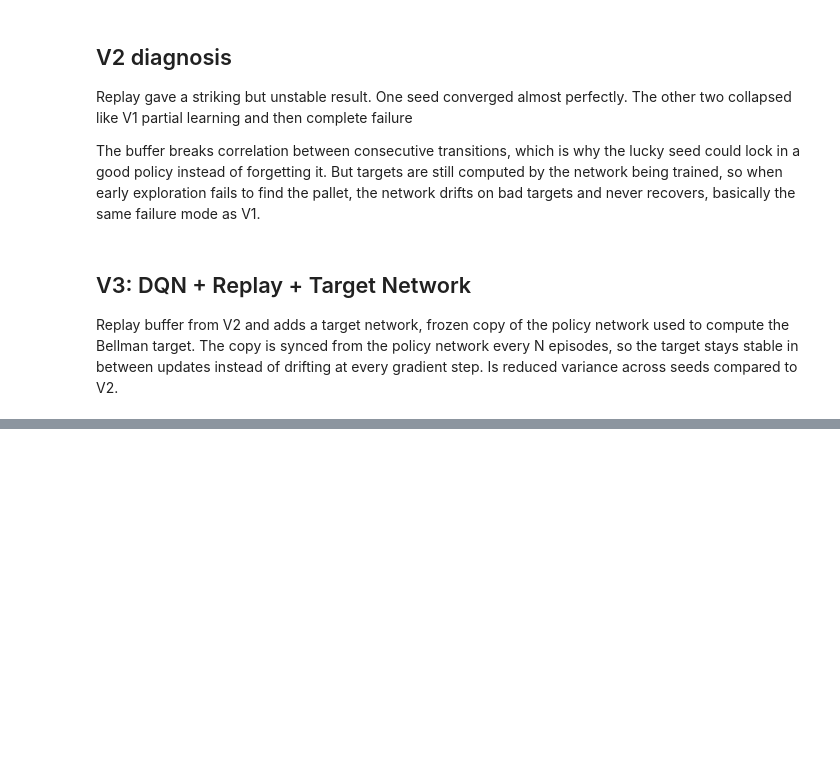
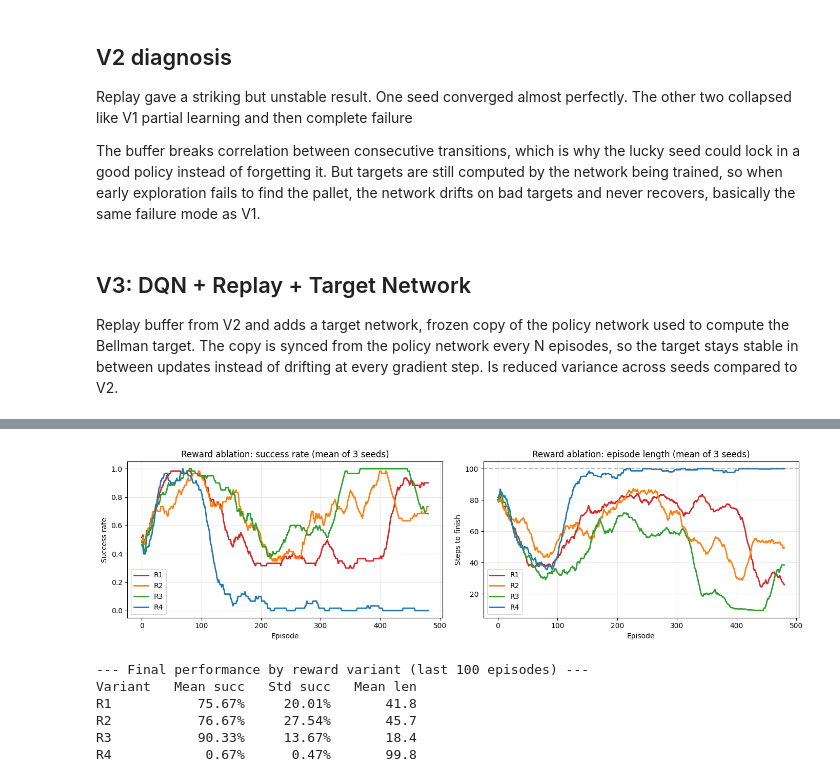
Before and after one commit to iav2002/Assignment_Advanced_Topics_In_DeepLearning, a Jupyter notebook: Part3_DQN.ipynb, the cells around one changed output, grey strips where cells are left out. Saved outputs shown, nothing was run; the diff lists cells and outputs as text; code cells hidden in the pictures; blank space fills up the shorter version.

Commit message:
Ablation Study, plots, Kept R3 as expected

```diff
--- a/Part3_DQN.ipynb
+++ b/Part3_DQN.ipynb
@@ -767,0 +878,50 @@ V3             94.67%      7.54%       15.2
+# %%
+fig, axes = plt.subplots(1, 2, figsize=(14, 4))
+
+# colors per variant
+colors = {'R1': 'tab:red', 'R2': 'tab:orange', 'R3': 'tab:green', 'R4': 'tab:blue'}
+
+# left: success rate, average across seeds for clarity
+for name, runs in reward_runs.items():
+    # stack the 3 seeds' success arrays and average per-episode
+    succ_stack = np.stack([r['successes'] for r in runs])
+    mean_succ = smooth(succ_stack.mean(axis=0), window=20)
+    axes[0].plot(mean_succ, color=colors[name], label=name, linewidth=2)
+axes[0].set_title('Reward ablation: success rate (mean of 3 seeds)')
+axes[0].set_xlabel('Episode')
+axes[0].set_ylabel('Success rate')
+axes[0].set_ylim(-0.05, 1.05)
+axes[0].legend()
+axes[0].grid(alpha=0.3)
+
+# right: episode length
+for name, runs in reward_runs.items():
+    len_stack = np.stack([r['lengths'] for r in runs])
+    mean_len = smooth(len_stack.mean(axis=0), window=20)
+    axes[1].plot(mean_len, color=colors[name], label=name, linewidth=2)
+axes[1].axhline(MAX_STEPS, color='gray', linestyle='--', alpha=0.5)
+axes[1].set_title('Reward ablation: episode length (mean of 3 seeds)')
+axes[1].set_xlabel('Episode')
+axes[1].set_ylabel('Steps to finish')
+axes[1].legend()
+axes[1].grid(alpha=0.3)
+
+plt.tight_layout()
+plt.show()
+
+
+# summary table
+print("\n--- Final performance by reward variant (last 100 episodes) ---")
+print(f"{'Variant':<8} {'Mean succ':>10} {'Std succ':>10} {'Mean len':>10}")
+for name, runs in reward_runs.items():
+    succs = [r['successes'][-100:].mean() for r in runs]
+    lens = [r['lengths'][-100:].mean() for r in runs]
+    print(f"{name:<8} {np.mean(succs):>10.2%} {np.std(succs):>10.2%} {np.mean(lens):>10.1f}")
+# %% [output]
+[figure, added]
+--- Final performance by reward variant (last 100 episodes) ---
+Variant   Mean succ   Std succ   Mean len
+R1           75.67%     20.01%       41.8
+R2           76.67%     27.54%       45.7
+R3           90.33%     13.67%       18.4
+R4            0.67%      0.47%       99.8
```
Also changed, not shown: parts of 11 cells of this notebook.
